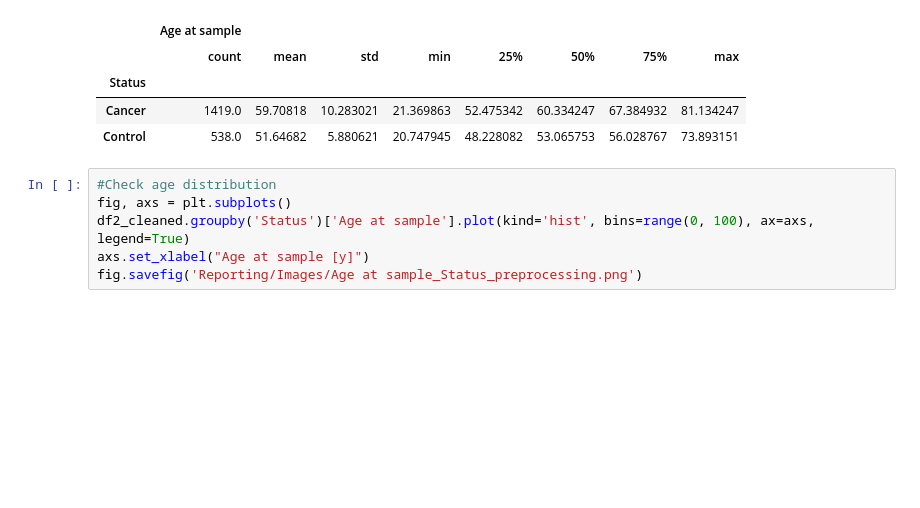
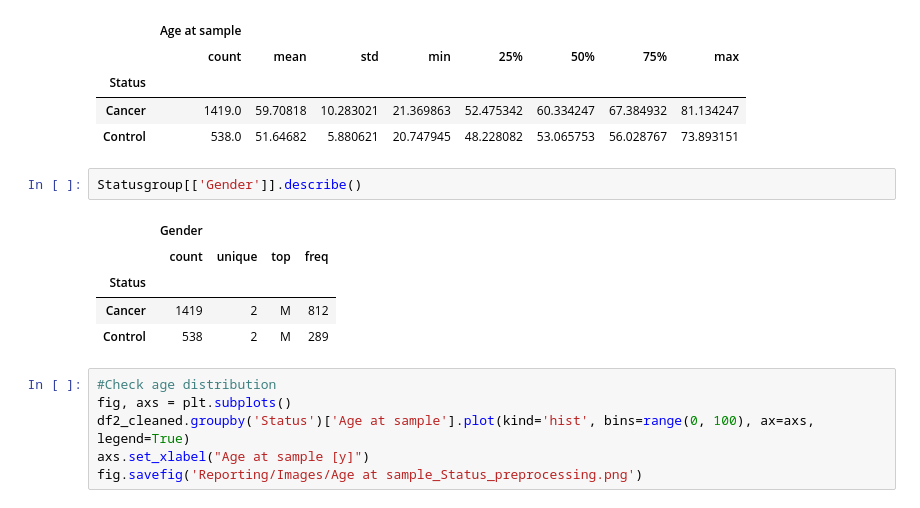
Before and after one commit to PK1617/va-patients-data, a Jupyter notebook: DataCleaner.ipynb, the cells around one changed output. Cells and saved outputs as stored; diff of their text form; blank space fills up the shorter version.

```diff
--- a/DataCleaner.ipynb
+++ b/DataCleaner.ipynb
@@ -203,6 +203,14 @@ Statusgroup[['Age at sample']].describe()
 | Status |  |  |  |  |  |  |  |  |
 | Cancer | 1419.0 | 59.70818 | 10.283021 | 21.369863 | 52.475342 | 60.334247 | 67.384932 | 81.134247 |
 | Control | 538.0 | 51.64682 | 5.880621 | 20.747945 | 48.228082 | 53.065753 | 56.028767 | 73.893151 |
+# %%
+Statusgroup[['Gender']].describe()
+# %% [output]
+|  | Gender |  |  |  |
+|  | count | unique | top | freq |
+| Status |  |  |  |  |
+| Cancer | 1419 | 2 | M | 812 |
+| Control | 538 | 2 | M | 289 |
 # %%
 #Check age distribution
 fig, axs = plt.subplots()
```
Also changed, not shown: parts of 11 cells of this notebook, 18 other files.
